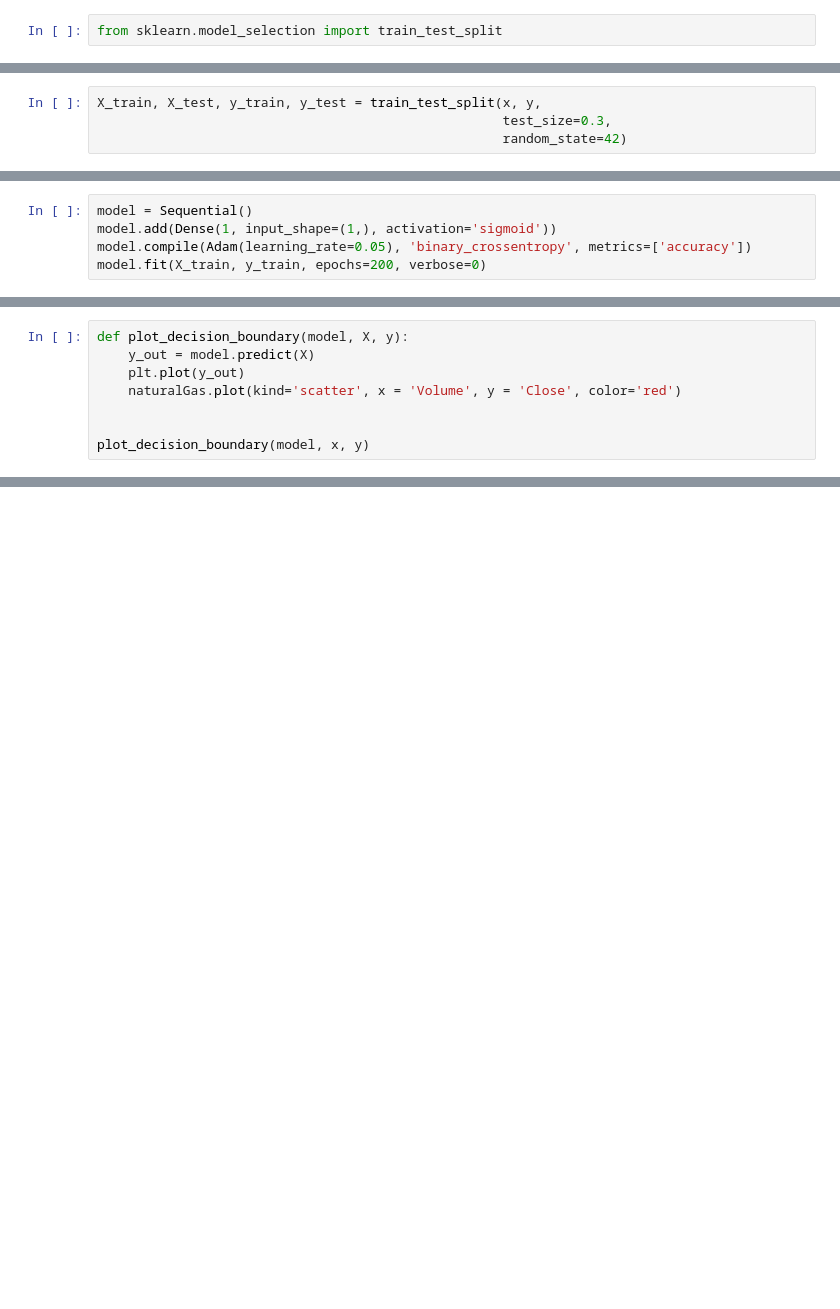
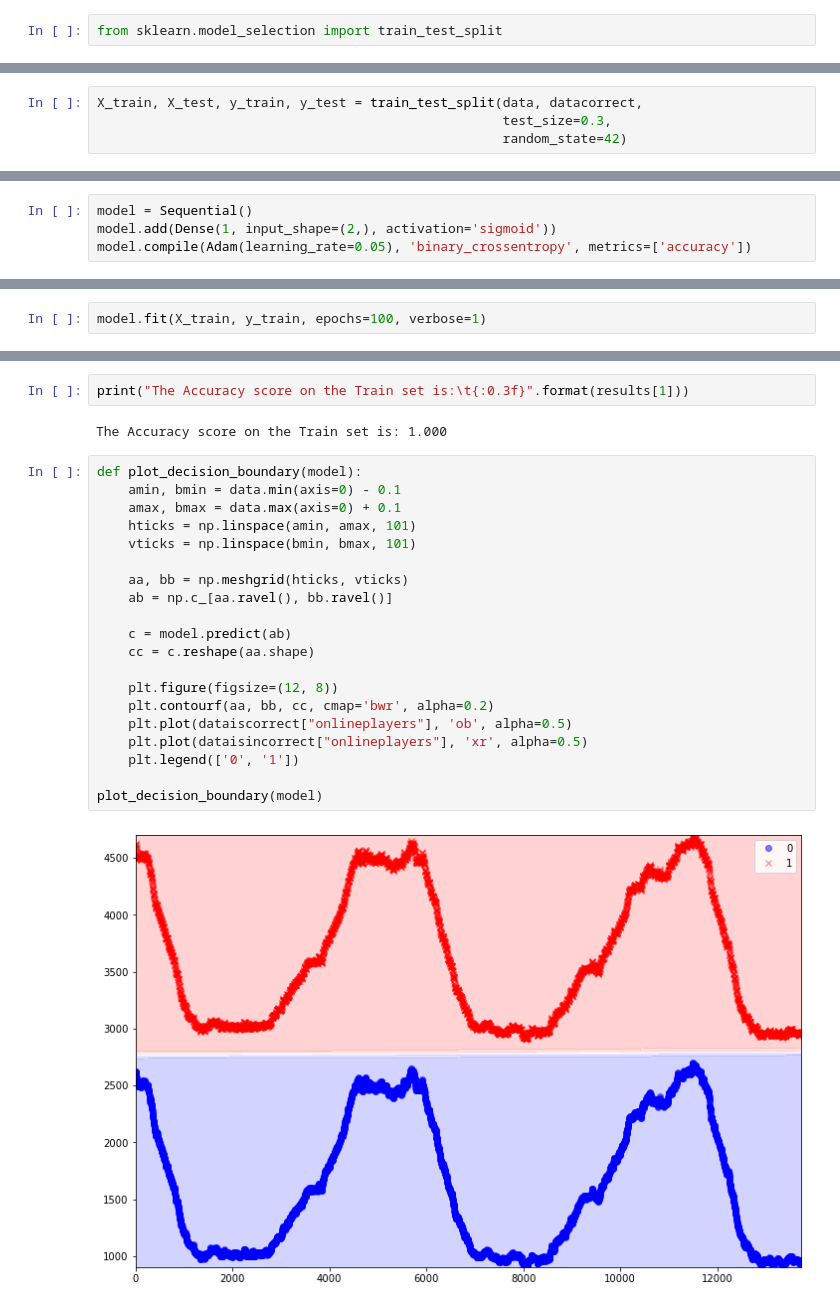
Before and after one commit to raouldeheer/zero_to_deep_learning_video, a Jupyter notebook: course/Uitwerkingen/Uitwerking opdracht 5.4.ipynb, the cells around one changed output, grey strips where cells are left out. Cells and saved outputs as stored; diff of their text form; blank space fills up the shorter version.

```diff
--- a/course/Uitwerkingen/Uitwerking opdracht 5.4.ipynb
+++ b/course/Uitwerkingen/Uitwerking opdracht 5.4.ipynb
@@ -30,4 +28,4 @@ naturalGas.plot(kind='scatter', x = 'Volume', y = 'Close', color='red')
 # %%
-X_train, X_test, y_train, y_test = train_test_split(x, y,
+X_train, X_test, y_train, y_test = train_test_split(data, datacorrect,
                                                     test_size=0.3,
                                                     random_state=42)
@@ -34,5 +38,4 @@ X_train, X_test, y_train, y_test = train_test_split(x, y,
 # %%
 model = Sequential()
-model.add(Dense(1, input_shape=(1,), activation='sigmoid'))
+model.add(Dense(1, input_shape=(2,), activation='sigmoid'))
 model.compile(Adam(learning_rate=0.05), 'binary_crossentropy', metrics=['accuracy'])
-model.fit(X_train, y_train, epochs=200, verbose=0)
@@ -40,0 +42,2 @@ model.fit(X_train, y_train, epochs=200, verbose=0)
+# %%
+model.fit(X_train, y_train, epochs=100, verbose=1)
@@ -45,8 +66,0 @@ results = model.evaluate(X_test, y_test)
-# %%
-def plot_decision_boundary(model, X, y):
-    y_out = model.predict(X)
-    plt.plot(y_out)
-    naturalGas.plot(kind='scatter', x = 'Volume', y = 'Close', color='red')
-
-
-plot_decision_boundary(model, x, y)
@@ -55,0 +71,26 @@ plot_decision_boundary(model, x, y)
+# %%
+print("The Accuracy score on the Train set is:\t{:0.3f}".format(results[1]))
+# %% [output]
+The Accuracy score on the Train set is: 1.000
+# %%
+def plot_decision_boundary(model):
+    amin, bmin = data.min(axis=0) - 0.1
+    amax, bmax = data.max(axis=0) + 0.1
+    hticks = np.linspace(amin, amax, 101)
+    vticks = np.linspace(bmin, bmax, 101)
+
+    aa, bb = np.meshgrid(hticks, vticks)
+    ab = np.c_[aa.ravel(), bb.ravel()]
+
+    c = model.predict(ab)
+    cc = c.reshape(aa.shape)
+
+    plt.figure(figsize=(12, 8))
+    plt.contourf(aa, bb, cc, cmap='bwr', alpha=0.2)
+    plt.plot(dataiscorrect["onlineplayers"], 'ob', alpha=0.5)
+    plt.plot(dataisincorrect["onlineplayers"], 'xr', alpha=0.5)
+    plt.legend(['0', '1'])
+
+plot_decision_boundary(model)
+# %% [output]
+[figure, added]
```
Also changed, not shown: parts of 17 cells of this notebook, 1 other file.
